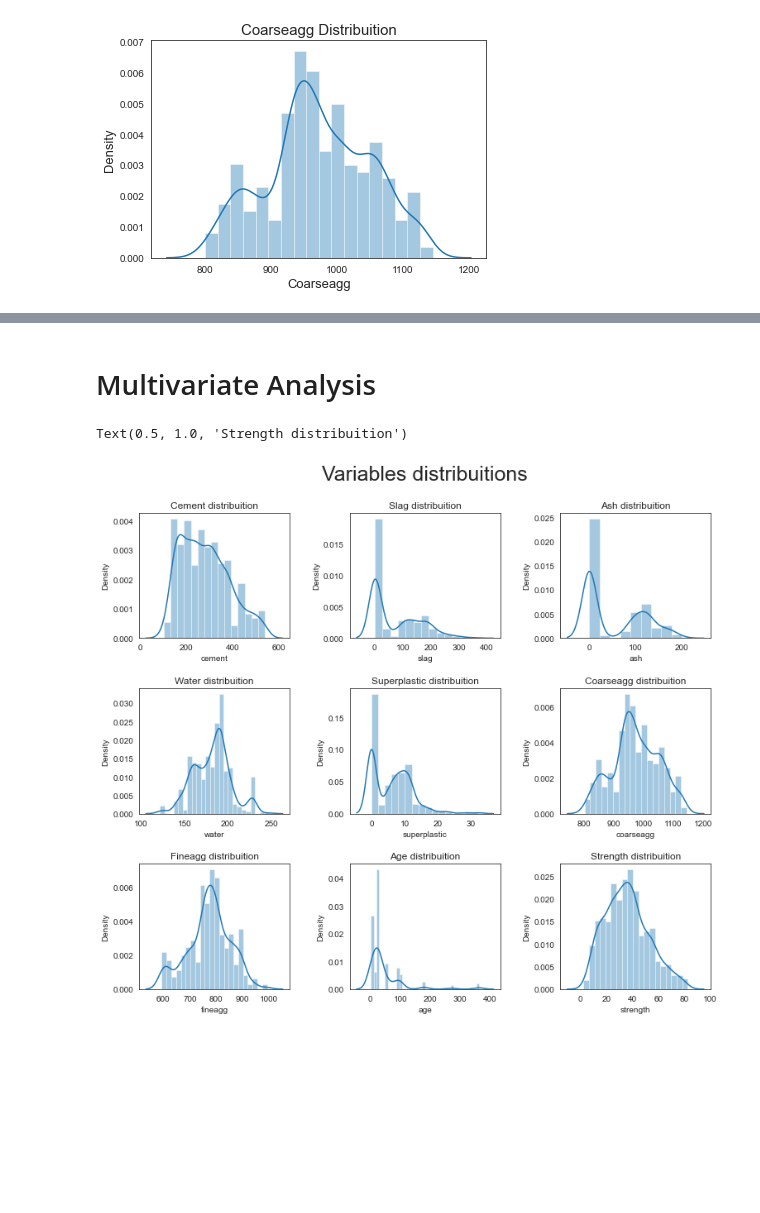
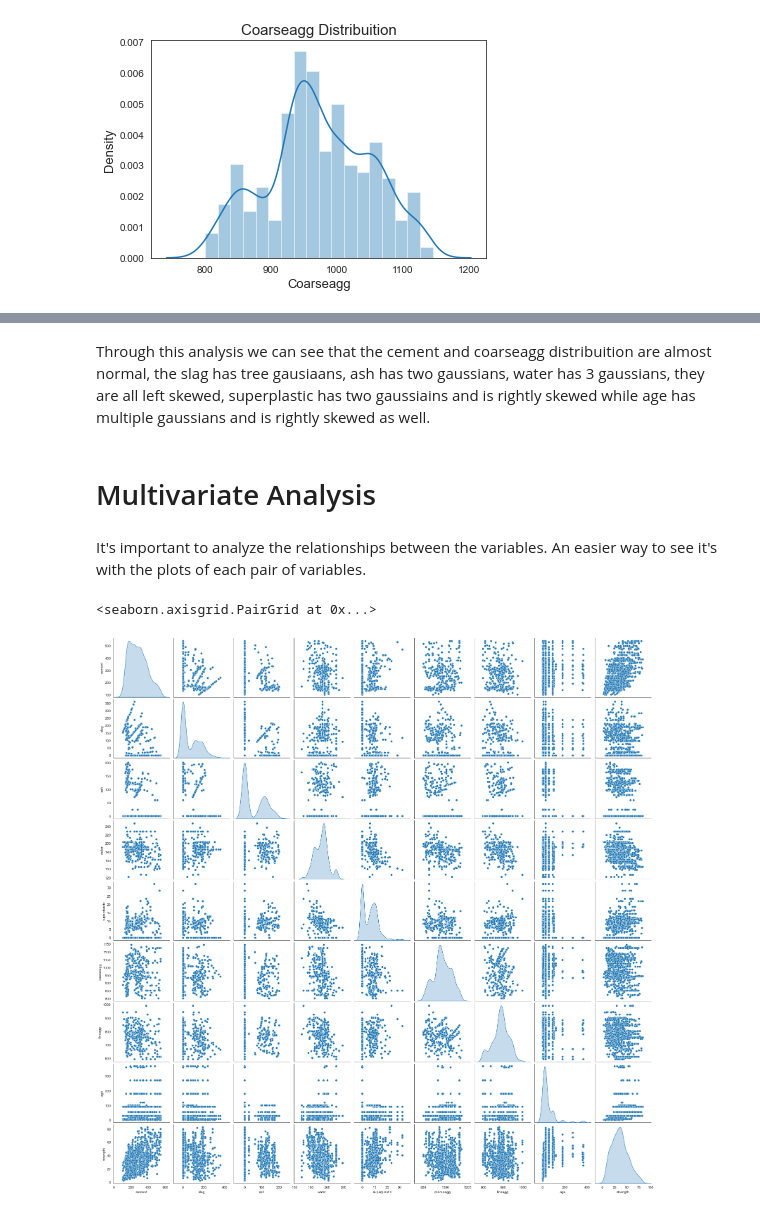
Before and after one commit to Pedro-A-D-S/concrete_strength_prediction, a Jupyter notebook: strenght_prediction.ipynb, the cells around one changed output, grey strips where cells are left out. Saved outputs shown, nothing was run; the diff lists cells and outputs as text; code cells hidden in the pictures; blank space fills up the shorter version.

```diff
--- a/strenght_prediction.ipynb
+++ b/strenght_prediction.ipynb
@@ -568,25 +633,13 @@ ax = ax
+# %% [markdown]
+Through this analysis we can see that the cement and coarseagg distribuition are almost normal, the slag has tree gausiaans, ash has two gaussians, water has 3 gaussians, they are all left skewed, superplastic has two  gaussiains and is rightly skewed while age has multiple gaussians and is rightly skewed as well.
 # %% [markdown]
 # Multivariate Analysis
-# %%
-# distplot
-fig, ax2 = plt.subplots(3, 3, figsize = (12, 10))
-plt.subplots_adjust(left = 0.1,
-                    bottom = 0.1,
-                    right = 0.9,
-                    top = 0.9,
-                    wspace = 0.4,
-                    hspace = 0.4)
-fig.suptitle('Variables distribuitions', fontsize = 25)
-
-sns.distplot(df['cement'], ax = ax2[0][0]).set_title('Cement distribuition') # cement
-sns.distplot(df['slag'], ax = ax2[0][1]).set_title('Slag distribuition') # slag
-sns.distplot(df['ash'], ax = ax2[0][2]).set_title('Ash distribuition') # ash
-sns.distplot(df['water'], ax = ax2[1][0]).set_title('Water distribuition') # water
-sns.distplot(df['superplastic'], ax = ax2[1][1]).set_title('Superplastic distribuition') # superplastic
-sns.distplot(df['coarseagg'], ax = ax2[1][2]).set_title('Coarseagg distribuition') # coarseagg
-sns.distplot(df['fineagg'], ax = ax2[2][0]).set_title('Fineagg distribuition') # fineagg
-sns.distplot(df['age'], ax = ax2[2][1]).set_title('Age distribuition') # age
-sns.distplot(df['strength'], ax = ax2[2][2]).set_title('Strength distribuition') # strength
-# %% [output]
-Text(0.5, 1.0, 'Strength distribuition')
-[figure, removed]
+# %% [markdown]
+It's important to analyze the relationships between the variables. An easier way to see it's with the plots of each pair of variables.
+# %%
+## pairplot
+
+sns.pairplot(df, diag_kind = 'kde')
+# %% [output]
+<seaborn.axisgrid.PairGrid at 0x...>
+[figure, added]
```
Also changed, not shown: parts of 16 cells of this notebook.
